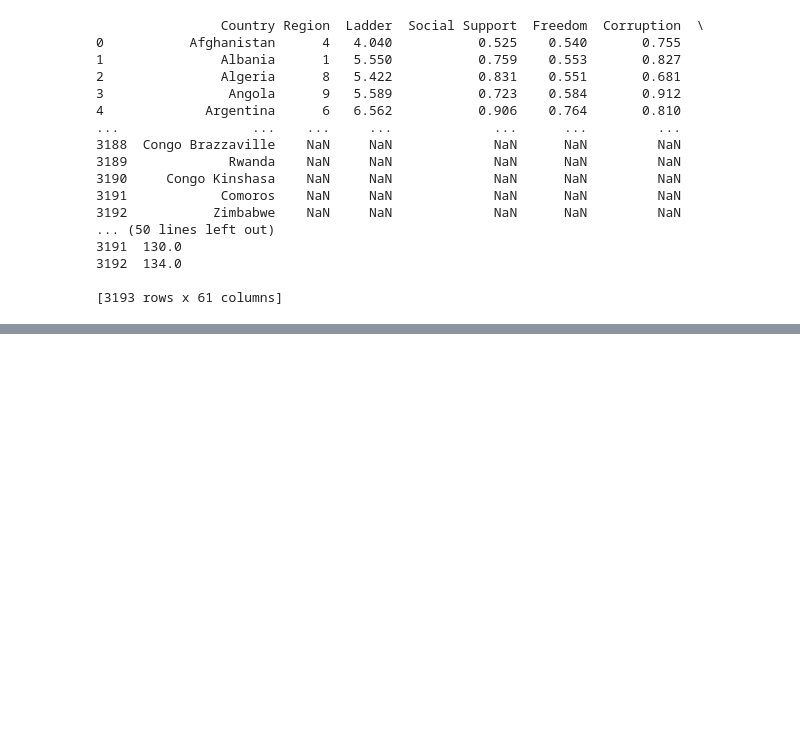
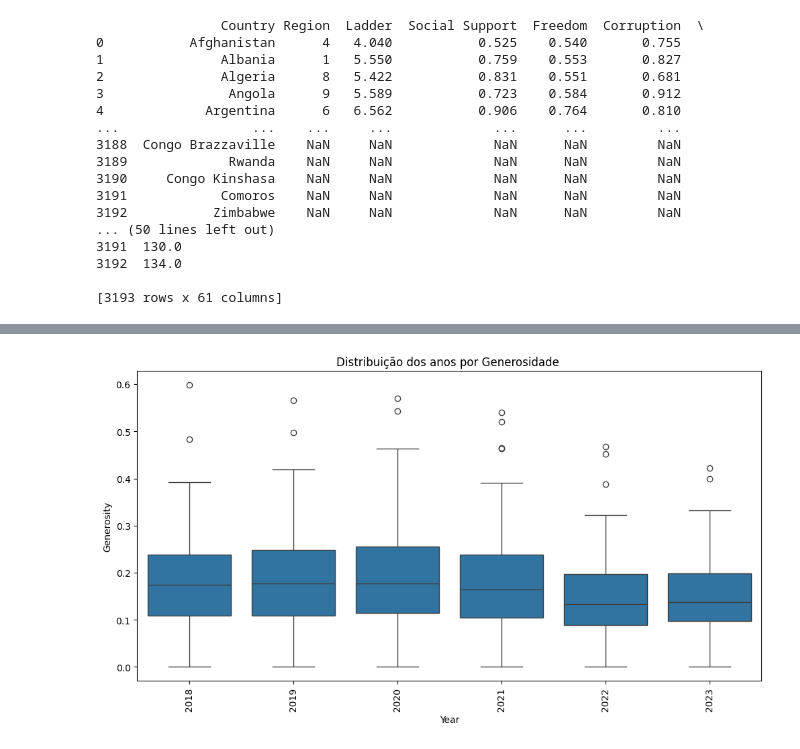
Before and after one commit to luisgoni/Projeto_Tecnicas_de_Programacao_I, a Jupyter notebook: Projeto_Final_4Mod_ADA_DADOS.ipynb, the cells around one changed output, grey strips where cells are left out. Cells and saved outputs as stored; diff of their text form; code cells hidden in the pictures; blank space fills up the shorter version.

```diff
--- a/Projeto_Final_4Mod_ADA_DADOS.ipynb
+++ b/Projeto_Final_4Mod_ADA_DADOS.ipynb
@@ -153,0 +168,9 @@ Name: Index, dtype: float64
+# %%
+# 2- Gráfico de(Boxplot)(outlier)
+plt.figure(figsize=(12, 6))
+sns.boxplot(x='Year', y='Generosity', data=df_final)
+plt.title('Distribuição dos anos por Generosidade ')
+plt.xticks(rotation=90)
+plt.show()
+# %% [output]
+[figure, added]
```
Also changed, not shown: parts of 25 cells of this notebook.
